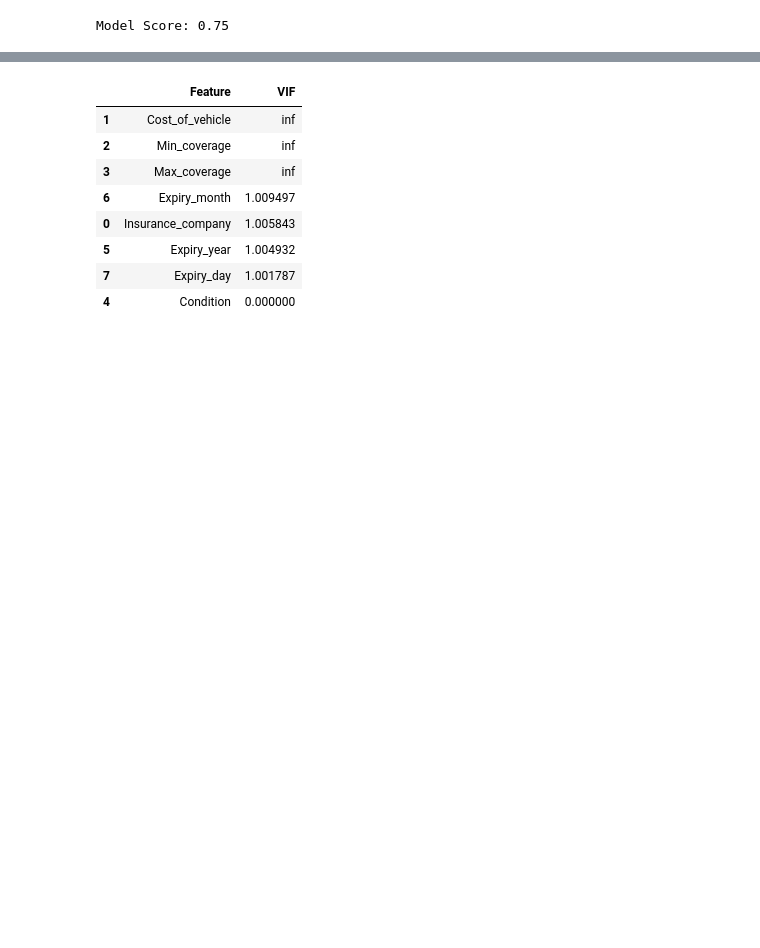
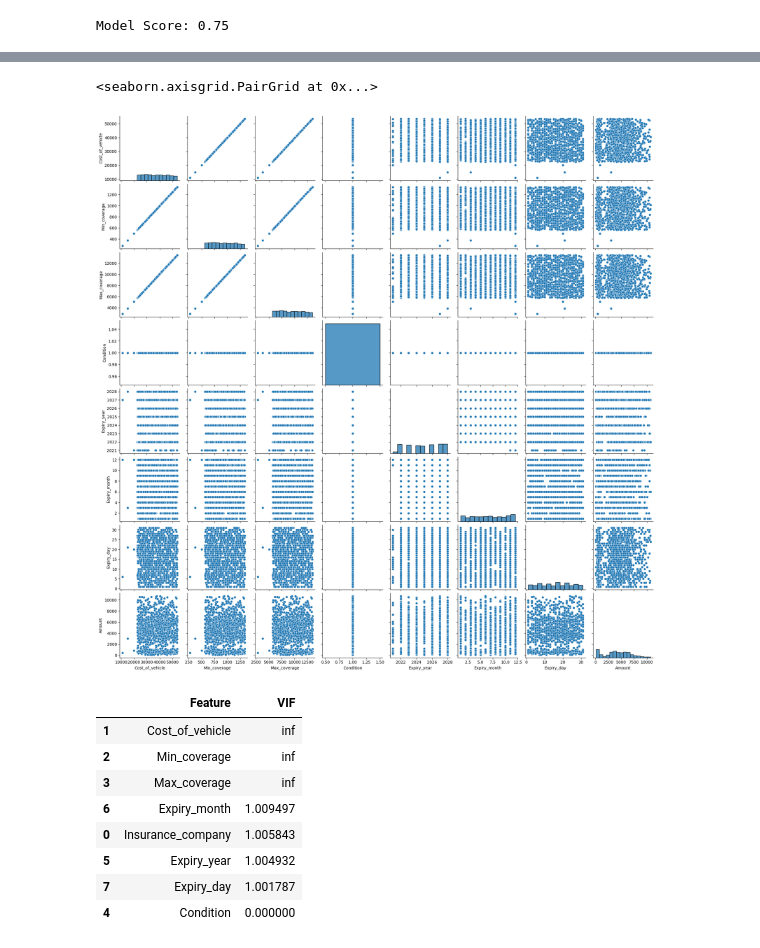
Before and after one commit to jtvon/799S-Data-Science-Capstone, a Jupyter notebook: Week-1-jupyter-notebook.ipynb, the cells around one changed output, grey strips where cells are left out. Cells and saved outputs as stored; diff of their text form; code cells hidden in the pictures; blank space fills up the shorter version.

```diff
--- a/Week-1-jupyter-notebook.ipynb
+++ b/Week-1-jupyter-notebook.ipynb
@@ -247,6 +284,11 @@ memory usage: 91.6+ KB
 | max | 53500.000000 | 1337.500000 | 46495.680000 | 1.000000 | 2028.000000 | 12.000000 | 31.000000 | ... |
 # %%
 df_fur = df_fur[(df_fur['Amount'] > 0) & (df_fur['Amount'] < 15000)]
+# %%
+sns.pairplot(df_fur)
+# %% [output]
+<seaborn.axisgrid.PairGrid at 0x...>
+[figure, added]
 # %%
 # Split the data into features and target
 X_fur = df_fur.drop(columns=['Amount'])
```
Also changed, not shown: parts of 13 cells of this notebook, 1 other file.
